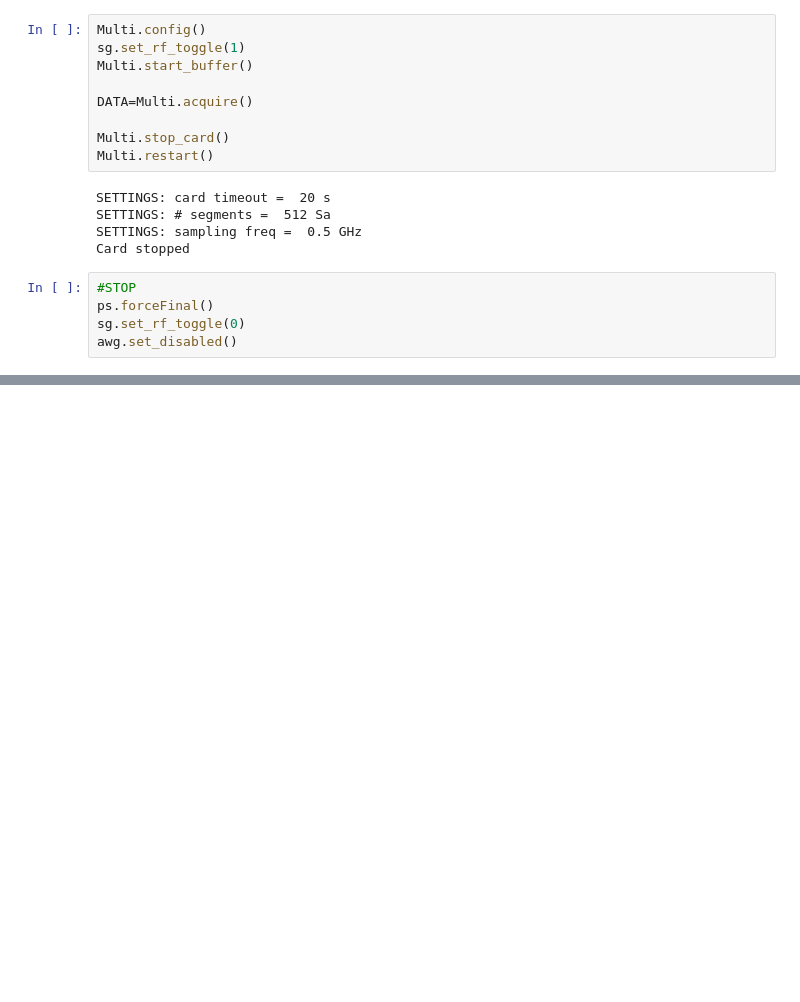
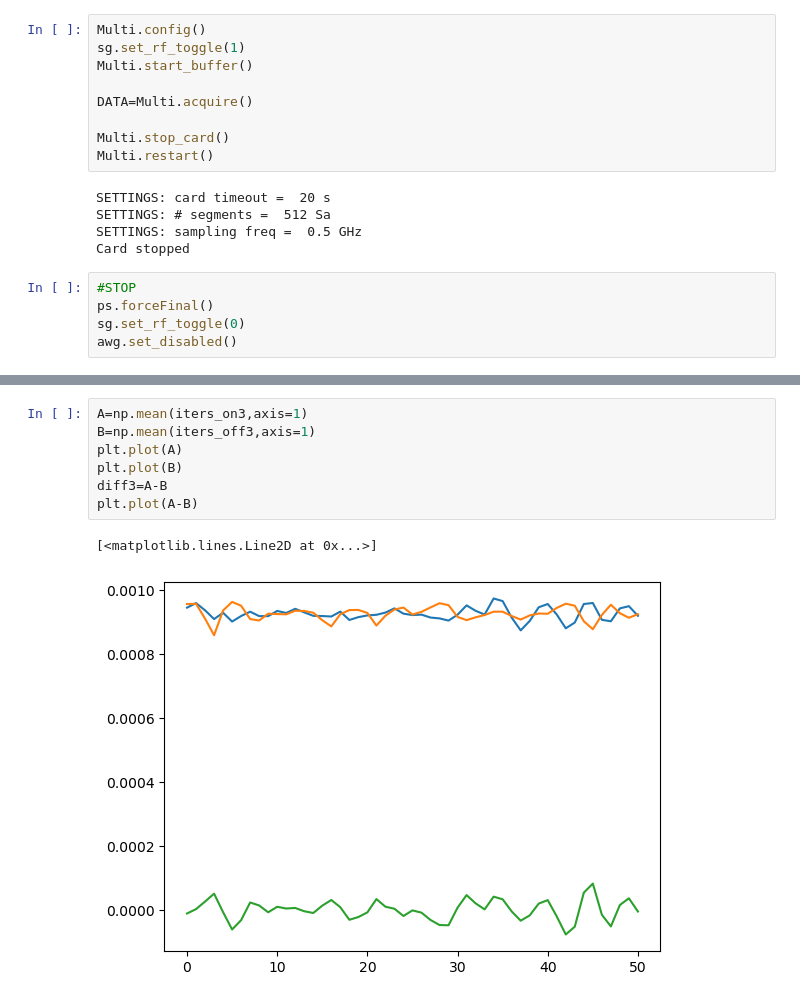
Before and after one commit to Evan-Vill/nspyre, a Jupyter notebook: src/experiments/drivers/odmr_sweep_test.ipynb, the cells around one changed output, grey strips where cells are left out. Cells and saved outputs as stored; diff of their text form; blank space fills up the shorter version.

```diff
--- a/src/experiments/drivers/odmr_sweep_test.ipynb
+++ b/src/experiments/drivers/odmr_sweep_test.ipynb
@@ -197,0 +250,10 @@ awg.set_disabled()
+# %%
+A=np.mean(iters_on3,axis=1)
+B=np.mean(iters_off3,axis=1)
+plt.plot(A)
+plt.plot(B)
+diff3=A-B
+plt.plot(A-B)
+# %% [output]
+[<matplotlib.lines.Line2D at 0x...>]
+[figure, added]
```
Also changed, not shown: parts of 23 cells of this notebook, 16 other files.
